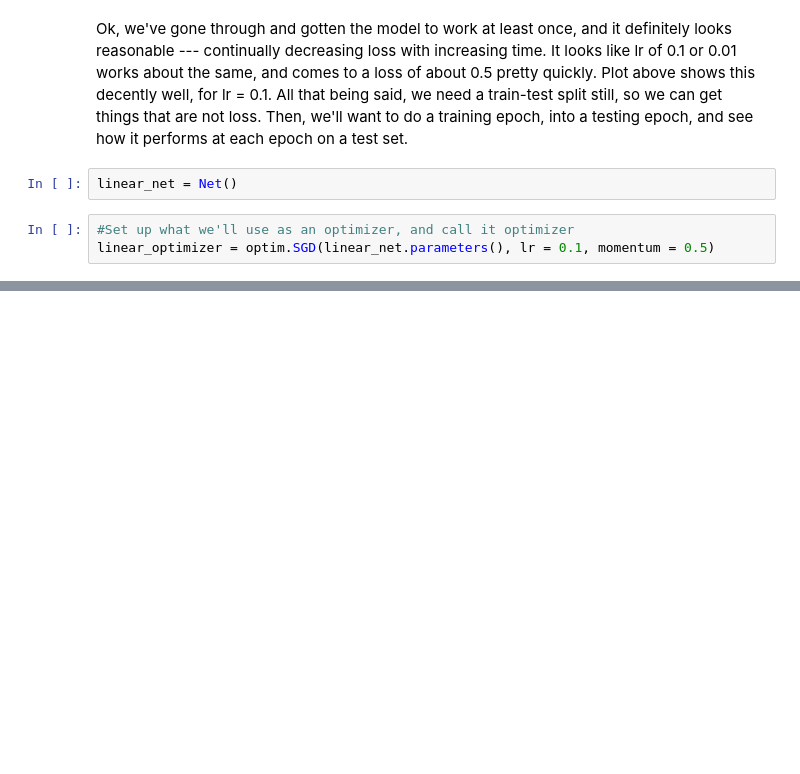
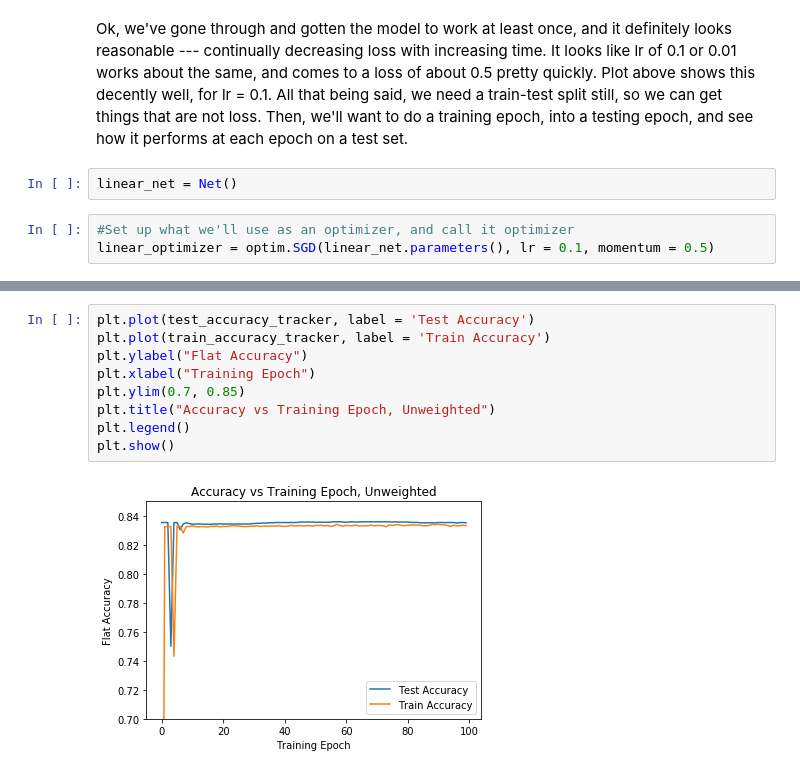
Before and after one commit to JonathanOnorato/BERT_Explore, a Jupyter notebook: BERTplusClassifier.ipynb, the cells around one changed output, grey strips where cells are left out. Saved outputs shown, nothing was run; the diff lists cells and outputs as text; blank space fills up the shorter version.

```diff
--- a/BERTplusClassifier.ipynb
+++ b/BERTplusClassifier.ipynb
@@ -1380,0 +1252,11 @@ TypeError: dropout(): argument 'input' (position 1) must be Tensor, not list
+# %%
+plt.plot(test_accuracy_tracker, label = 'Test Accuracy')
+plt.plot(train_accuracy_tracker, label = 'Train Accuracy')
+plt.ylabel("Flat Accuracy")
+plt.xlabel("Training Epoch")
+plt.ylim(0.7, 0.85)
+plt.title("Accuracy vs Training Epoch, Unweighted")
+plt.legend()
+plt.show()
+# %% [output]
+[figure, added]
```
Also changed, not shown: parts of 90 cells of this notebook.
